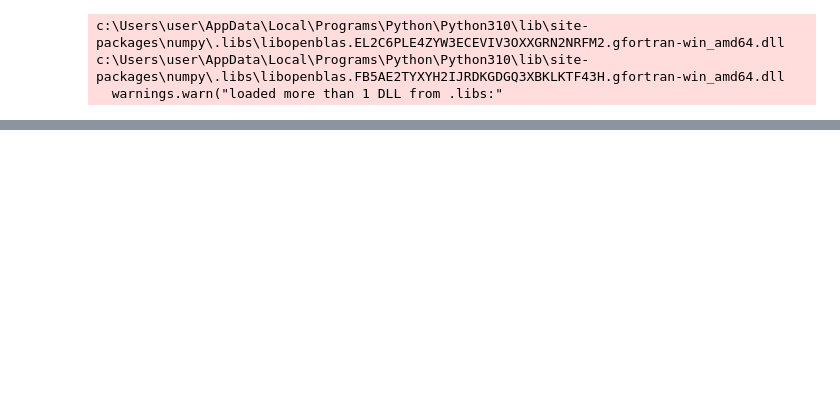
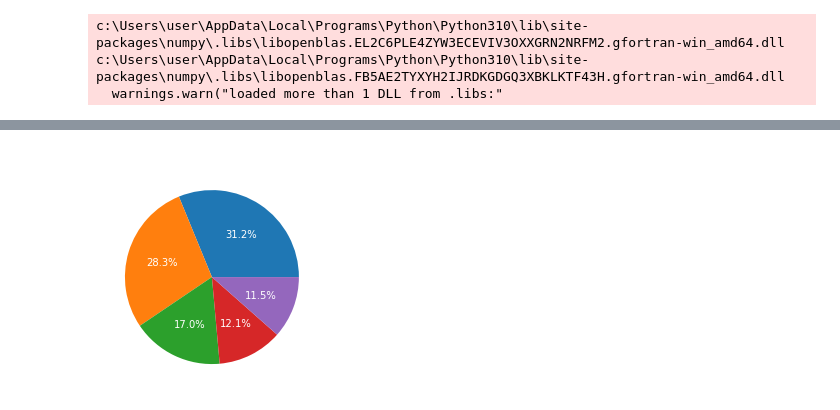
Before and after one commit to Popusa/sentiment-analysis-yelp, a Jupyter notebook: code/sentiment_analysis.ipynb, the cells around one changed output, grey strips where cells are left out. Drawn from its saved outputs; the diff is of its cells as text; code cells hidden in the pictures; blank space fills up the shorter version.

```diff
--- a/code/sentiment_analysis.ipynb
+++ b/code/sentiment_analysis.ipynb
@@ -4,5 +4,8 @@ import pandas as pd
 c:\Users\user\AppData\Local\Programs\Python\Python310\lib\site-packages\numpy\.libs\libopenblas.EL2C6PLE4ZYW3ECEVIV3OXXGRN2NRFM2.gfortran-win_amd64.dll
 c:\Users\user\AppData\Local\Programs\Python\Python310\lib\site-packages\numpy\.libs\libopenblas.FB5AE2TYXYH2IJRDKGDGQ3XBKLKTF43H.gfortran-win_amd64.dll
   warnings.warn("loaded more than 1 DLL from .libs:"
+# %%
+#set this variable to true if you are using light more, or false if you are using dark mode.
+JUPYTER = False
 # %%
 df = pd.read_csv('../smaller_dataset/yelp coffee/raw_yelp_review_data_processed.csv')
@@ -24,0 +34,23 @@ df
+# %%
+review_text_no_stop_words = pd.Series([remove_stop_words(review) for review in df['full_review_text']])
+# Split the text into words and count their occurrences
+text_data_str = ' '.join(review_text_no_stop_words.tolist())
+
+# Split the text into words and count their occurrences
+word_counts = collections.Counter(text_data_str.split())
+
+# Get the most common words and their counts
+most_common = word_counts.most_common(5)
+labels = [word[0] for word in most_common]
+values = [word[1] for word in most_common]
+
+# Create the pie chart
+if JUPYTER:
+    color = "black"
+else:
+    color = "white"
+plt.pie(values, labels=labels, autopct='%1.1f%%', textprops={'color': color})
+plt.title('Most Common Words',color=color)
+plt.show()
+# %% [output]
+[figure, added]
```
Also changed, not shown: parts of 7 cells of this notebook, 3 other files.
